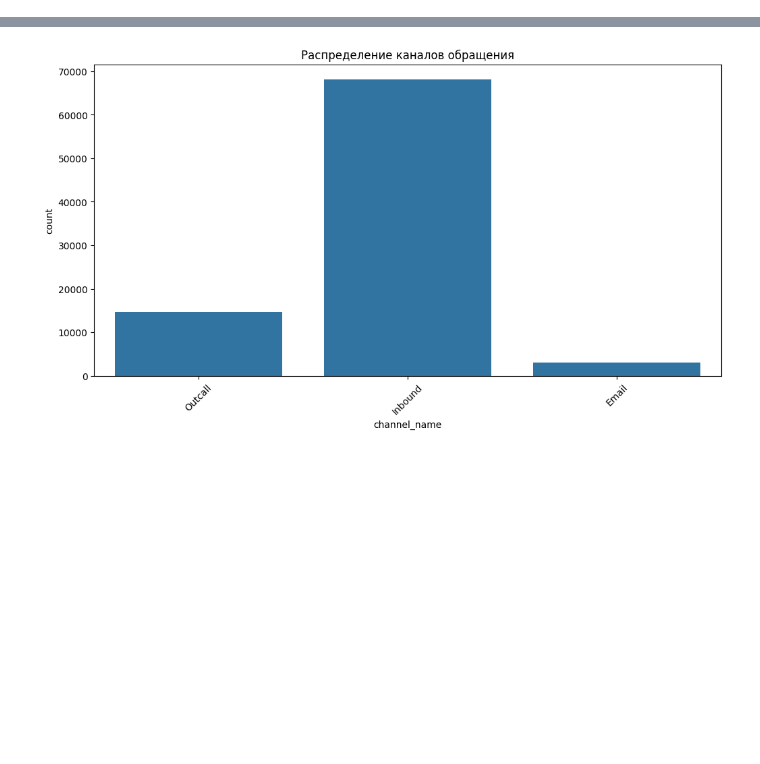
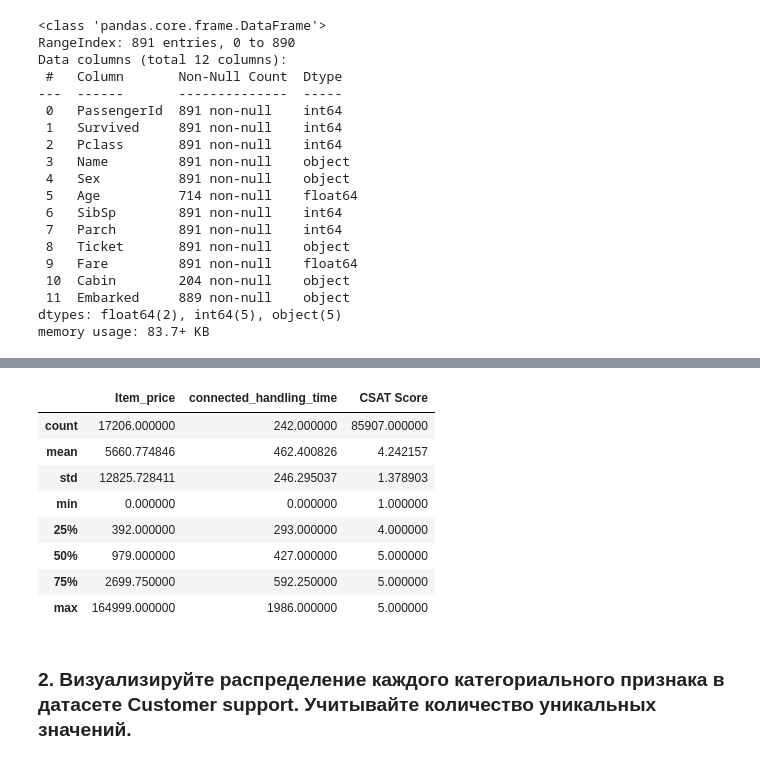
Before and after one commit to mikaereli/classic_ml_univ, a Jupyter notebook: 5. Data's Preprosseing/5_3_categorical_engineering.ipynb, the cells around one changed output, grey strips where cells are left out. Cells and saved outputs as stored; diff of their text form; code cells hidden in the pictures; blank space fills up the shorter version.

```diff
--- a/5. Data's Preprosseing/5_3_categorical_engineering.ipynb
+++ b/5. Data's Preprosseing/5_3_categorical_engineering.ipynb
@@ -31,6 +33,28 @@ t_data.head()
 | 2 | 3 | 1 | 3 | Heikkinen, Miss. Laina | female | 26.0 | 0 | 0 | STON/O2. 3101282 | 7.9250 | ... |
 | 3 | 4 | 1 | 1 | Futrelle, Mrs. Jacques Heath (Lil... | female | 35.0 | 1 | 0 | 113803 | 53.1000 | ... |
 | 4 | 5 | 0 | 3 | Allen, Mr. William Henry | male | 35.0 | 0 | 0 | 373450 | 8.0500 | ... |
+# %%
+t_data.describe()
+# %% [output]
+<class 'pandas.core.frame.DataFrame'>
+RangeIndex: 891 entries, 0 to 890
+Data columns (total 12 columns):
+ #   Column       Non-Null Count  Dtype
+---  ------       --------------  -----
+ 0   PassengerId  891 non-null    int64
+ 1   Survived     891 non-null    int64
+ 2   Pclass       891 non-null    int64
+ 3   Name         891 non-null    object
+ 4   Sex          891 non-null    object
+ 5   Age          714 non-null    float64
+ 6   SibSp        891 non-null    int64
+ 7   Parch        891 non-null    int64
+ 8   Ticket       891 non-null    object
+ 9   Fare         891 non-null    float64
+ 10  Cabin        204 non-null    object
+ 11  Embarked     889 non-null    object
+dtypes: float64(2), int64(5), object(5)
+memory usage: 83.7+ KB
 # %%
 cs_data = pd.read_csv("data/Customer_support_data.csv")
 cs_data.head()
@@ -41,11 +65,17 @@ cs_data.head()
 | 2 | 200814dd-27c7-4149-ba2b-bd3af3092880 | Inbound | Order Related | Installation/demo | NaN | c273368d-b961-44cb-beaf-62d6fd6c00d5 | NaN | ... |
 | 3 | eb0d3e53-c1ca-42d3-8486-e42c8d622135 | Inbound | Returns | Reverse Pickup Enquiry | NaN | 5aed0059-55a4-4ec6-bb54-97942092020a | NaN | ... |
 | 4 | ba903143-1e54-406c-b969-46c52f92e5df | Inbound | Cancellation | Not Needed | NaN | e8bed5a9-6933-4aff-9dc6-ccefd7dcde59 | NaN | ... |
-# %%
-plt.figure(figsize=(12, 6))
-sns.countplot(x="channel_name", data=cs_data)
-plt.xticks(rotation=45)
-plt.title("Распределение каналов обращения")
-plt.show()
-# %% [output]
-[figure, removed]
+# %%
+cs_data.describe()
+# %% [output]
+|  | Item_price | connected_handling_time | CSAT Score |
+| count | 17206.000000 | 242.000000 | 85907.000000 |
+| mean | 5660.774846 | 462.400826 | 4.242157 |
+| std | 12825.728411 | 246.295037 | 1.378903 |
+| min | 0.000000 | 0.000000 | 1.000000 |
+| 25% | 392.000000 | 293.000000 | 4.000000 |
+| 50% | 979.000000 | 427.000000 | 5.000000 |
+| 75% | 2699.750000 | 592.250000 | 5.000000 |
+| max | 164999.000000 | 1986.000000 | 5.000000 |
+# %% [markdown]
+### 2. Визуализируйте распределение каждого категориального признака в датасете Customer support. Учитывайте количество уникальных значений.
```
Also changed, not shown: parts of 19 cells of this notebook, 1 other file.
